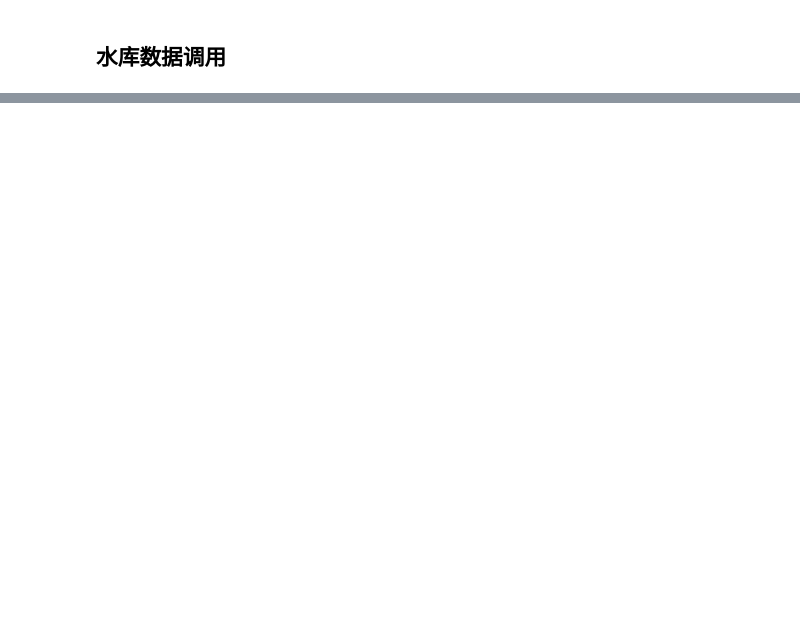
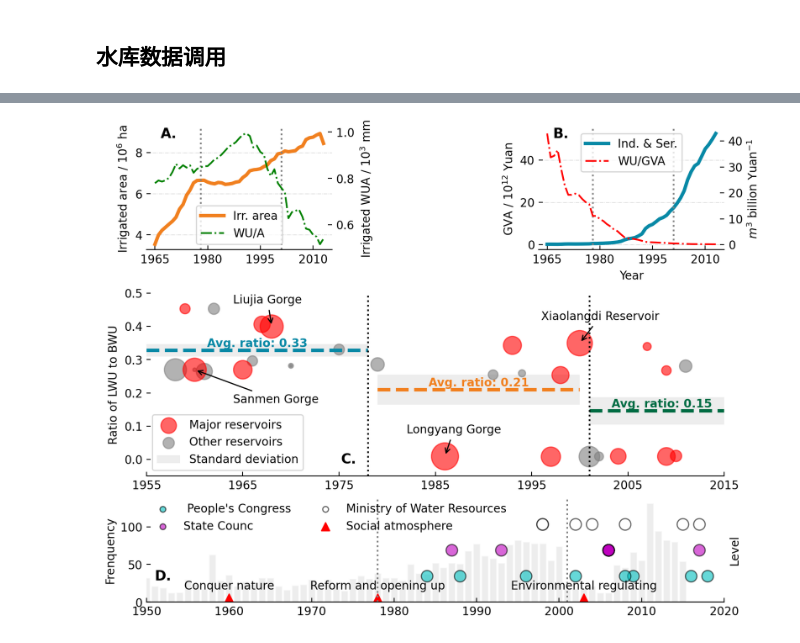
Before and after one commit to SongshGeo/Water-Governance-Regimes, a Jupyter notebook: notebooks/regime_shift_causes.ipynb, the cells around one changed output, grey strips where cells are left out. Saved outputs shown, nothing was run; the diff lists cells and outputs as text; code cells hidden in the pictures; blank space fills up the shorter version.

Commit message:
docs(notebooks): :recycle: cause回归英文作图，同时管理数据使用hydra

```diff
--- a/notebooks/regime_shift_causes.ipynb
+++ b/notebooks/regime_shift_causes.ipynb
@@ -330,7 +370,7 @@ plot_time_line()
 import seaborn as sns
 from matplotlib.gridspec import GridSpec
 
-fig = plt.figure(figsize=(8, 7), constrained_layout=True)
+fig = plt.figure(figsize=(8, 6), constrained_layout=True)
 fig.subplots_adjust(wspace=0.3)
 gs = GridSpec(3, 3, figure=fig, height_ratios=[2, 3, 1.7], width_ratios=[1, 0.01, 1])
 ax1 = fig.add_subplot(gs[0, 0])
@@ -360,8 +400,8 @@ irrigation_area = ax1.plot(
     city_yr.groupby(["Year"]).sum()["Irrigated area: Total"] / 1000,
     color=period_colors[1],
     lw=3,
-    label="灌溉面积",
-    # label='Irr. area',
+    # label="灌溉面积",
+    label="Irr. area",
 )
 
 # 农业WUI
@@ -371,16 +411,16 @@ irrigation_wui = ax1_2.plot(
     / 1000,
     ls="-.",
     color="green",
-    label="单位面积耗水",
-    # label='WU/A',
+    # label="单位面积耗水",
+    label="WU/A",
 )
 
 # ax1.set_xlabel("Year")
-ax1.set_ylabel("灌溉面积 / $10^6$ ha")
-# ax1.set_ylabel("Irrigated area / $10^6$ ha")
+# ax1.set_ylabel("灌溉面积 / $10^6$ ha")
+ax1.set_ylabel("Irrigated area / $10^6$ ha")
 
-ax1_2.set_ylabel("单位面积灌溉量 / $10^3$ mm")
-# ax1_2.set_ylabel("Irrigated WUA / $10^3$ mm")
+# ax1_2.set_ylabel("单位面积灌溉量 / $10^3$ mm")
+ax1_2.set_ylabel("Irrigated WUA / $10^3$ mm")
 
 
 # 图2： =========================== 工业服务业 ===================================
@@ -394,24 +434,24 @@ industry = ax2.plot(
     / 100,
     color=period_colors[0],
     lw=3,
-    label="工业服务业",
-    # label='Ind. & Ser.',
+    # label="工业服务业",
+    label="Ind. & Ser.",
 )
 ax2_2 = ax2.twinx()
 mean_wui = ax2_2.plot(
     wui_mean.iloc[:, 1:].mean(axis=1),
     "-.",
     color="red",
-    label="单位产值耗水",
-    # label="WU/GVA",
+    # label="单位产值耗水",
+    label="WU/GVA",
 )
 
-# ax2.set_xlabel("Year")
-ax2.set_ylabel("区域总增加值 / 千亿元")
-# ax2.set_ylabel("GVA / $10^{12}$ Yuan")
+ax2.set_xlabel("Year")
+# ax2.set_ylabel("区域总增加值 / 千亿元")
+ax2.set_ylabel("GVA / $10^{12}$ Yuan")
 
-ax2_2.set_ylabel("单位产值用水强度 / $m^3$")
-# ax2_2.set_ylabel("$m^3$ billion Yuan$^{-1}$")
+# ax2_2.set_ylabel("单位产值用水强度 / $m^3$")
+ax2_2.set_ylabel("$m^3$ billion Yuan$^{-1}$")
 
 # ======= 图4 =========
 plot_reservoirs(ax4)
@@ -434,42 +474,44 @@ ax2.legend(handles=industry + mean_wui, loc="upper center")
 ax4.legend()
 
 # 标签
-from tools.processing import get_position_by_ratio
+from regimes_yrb.tools.processing import get_position_by_ratio
 import matplotlib.ticker as ticker
 
 x_r, y_r = 0.12, 0.95
 x1, y1 = get_position_by_ratio(ax1, x_r, y_r)
 x2, y2 = get_position_by_ratio(ax2, x_r, y_r)
 ax1.text(x1, y1, "A.", ha="center", va="center", weight="bold", size="large")
 ax2.text(x2, y2, "B.", ha="center", va="center", weight="bold", size="large")
 # ax3.text(-0.2, 20, 'c.', ha='center', va='center', weight='bold', size='large')
 ax4.text(1976, 0.0, "C.", ha="center", va="center", weight="bold", size="large")
 ax6.text(1952, -0.5, "D.", ha="center", va="center", weight="bold", size="large")
 
 # 坐标轴
 plt.rcParams["xtick.direction"] = "in"  # in; out; inout
 plt.rcParams["ytick.direction"] = "in"
 ax1.axes.get_xaxis().set_visible(True)
 for ax in [ax1, ax2]:
     ax.axvline(1978, ls=":", color="gray", lw=1.5)
     ax.axvline(2001, ls=":", color="gray", lw=1.5)
     ax.yaxis.grid(color="lightgray", linestyle="-.", linewidth=0.5)
 
 for ax in [ax1, ax2, ax1_2, ax2_2, ax4, ax5, ax6]:
     ax.spines["top"].set_visible(False)
     ax.spines["left"].set_visible(False)
     ax.spines["right"].set_visible(False)
     ax.spines["bottom"].set_visible(True)
 
 for ax in [ax1, ax2, ax1_2, ax2_2]:
     ax.set_xticks(np.arange(1965, 2013, 15))
 
 ax4.set_xticks(np.arange(1955, 2016, 10))
-ax5.set_ylabel("治理大事记频次")
-# ax5.set_ylabel("Frenquency")
-# ax6.set_ylabel("Level")
+# ax5.set_ylabel("治理大事记频次")
+ax5.set_ylabel("Frenquency")
+ax6.set_ylabel("Level")
 
 # 储存和显示图片
-plt.savefig("../figures/main/causes.pdf", dpi=300)
-plt.savefig("../figures/main/causes.jpg", dpi=300)
+plt.savefig("figures/main/causes.pdf", dpi=300)
+plt.savefig("figures/main/causes.jpg", dpi=300)
 plt.show();
+# %% [output]
+[figure, added]
```
Also changed, not shown: parts of 6 cells of this notebook, 1 other file.
